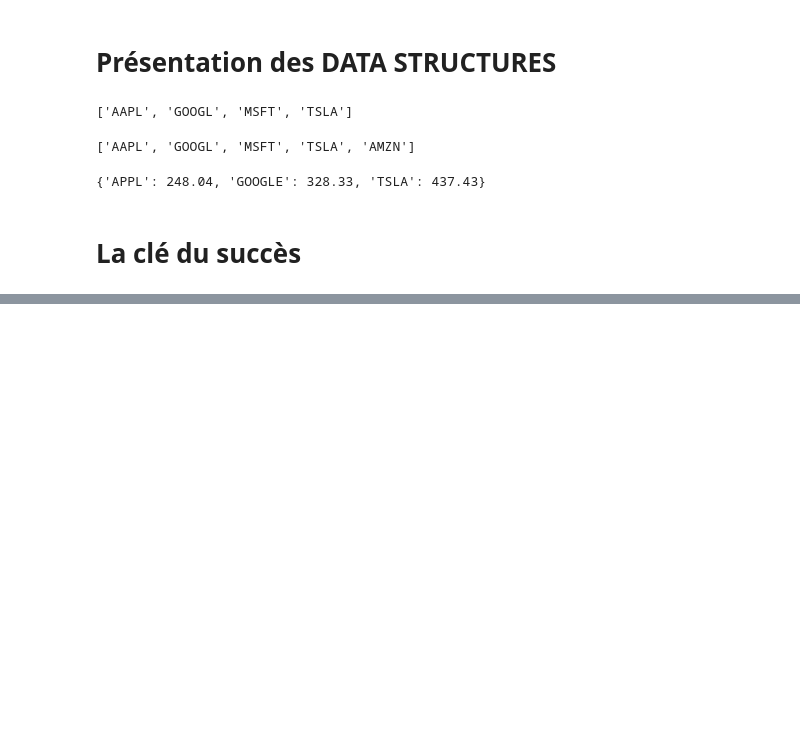
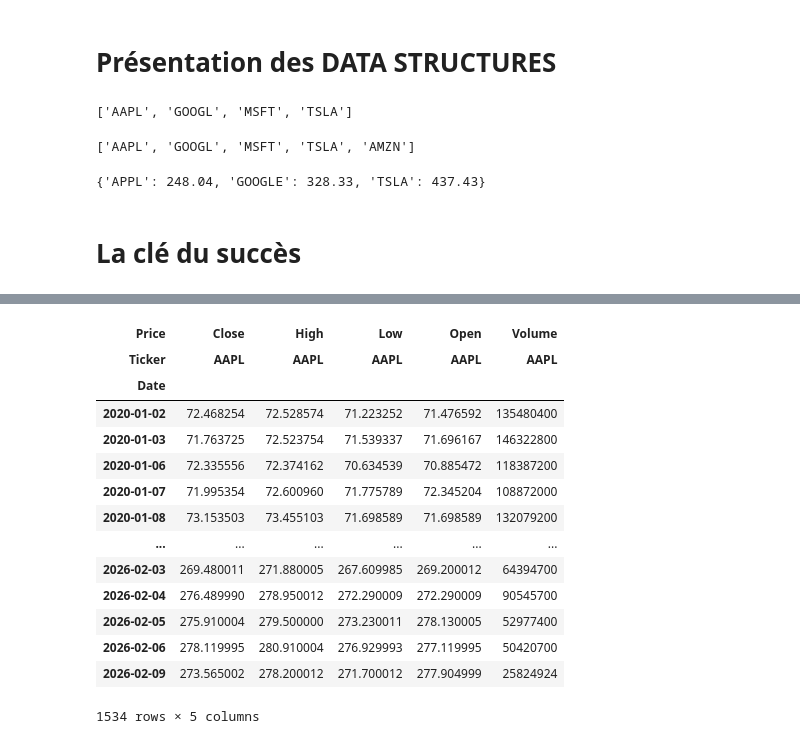
Before and after one commit to melynazrd/IAE_METZ_2026_DATA_AUDIT, a Jupyter notebook: SCRIPTS/analyse_bourse.ipynb, the cells around one changed output, grey strips where cells are left out. Drawn from its saved outputs; the diff is of its cells as text; code cells hidden in the pictures; blank space fills up the shorter version.

```diff
--- a/SCRIPTS/analyse_bourse.ipynb
+++ b/SCRIPTS/analyse_bourse.ipynb
@@ -81,0 +128,24 @@ import yfinance as yf
+# %%
+ticker = "AAPL"
+# %%
+# Pour prendre les données du packages yfinance on utilise
+# Une FONCTION qui est def dans ce package pour EXTRAIRE la donnée
+data = yf.download(ticker, start="2020-01-01",progress=False)
+# %%
+data
+# %% [output]
+| Price | Close | High | Low | Open | Volume |
+| Ticker | AAPL | AAPL | AAPL | AAPL | AAPL |
+| Date |  |  |  |  |  |
+| 2020-01-02 | 72.468254 | 72.528574 | 71.223252 | 71.476592 | 135480400 |
+| 2020-01-03 | 71.763725 | 72.523754 | 71.539337 | 71.696167 | 146322800 |
+| 2020-01-06 | 72.335556 | 72.374162 | 70.634539 | 70.885472 | 118387200 |
+| 2020-01-07 | 71.995354 | 72.600960 | 71.775789 | 72.345204 | 108872000 |
+| 2020-01-08 | 73.153503 | 73.455103 | 71.698589 | 71.698589 | 132079200 |
+| ... | ... | ... | ... | ... | ... |
+| 2026-02-03 | 269.480011 | 271.880005 | 267.609985 | 269.200012 | 64394700 |
+| 2026-02-04 | 276.489990 | 278.950012 | 272.290009 | 272.290009 | 90545700 |
+| 2026-02-05 | 275.910004 | 279.500000 | 273.230011 | 278.130005 | 52977400 |
+| 2026-02-06 | 278.119995 | 280.910004 | 276.929993 | 277.119995 | 50420700 |
+| 2026-02-09 | 273.565002 | 278.200012 | 271.700012 | 277.904999 | 25824924 |
+1534 rows × 5 columns
```
Also changed, not shown: parts of 9 cells of this notebook.
